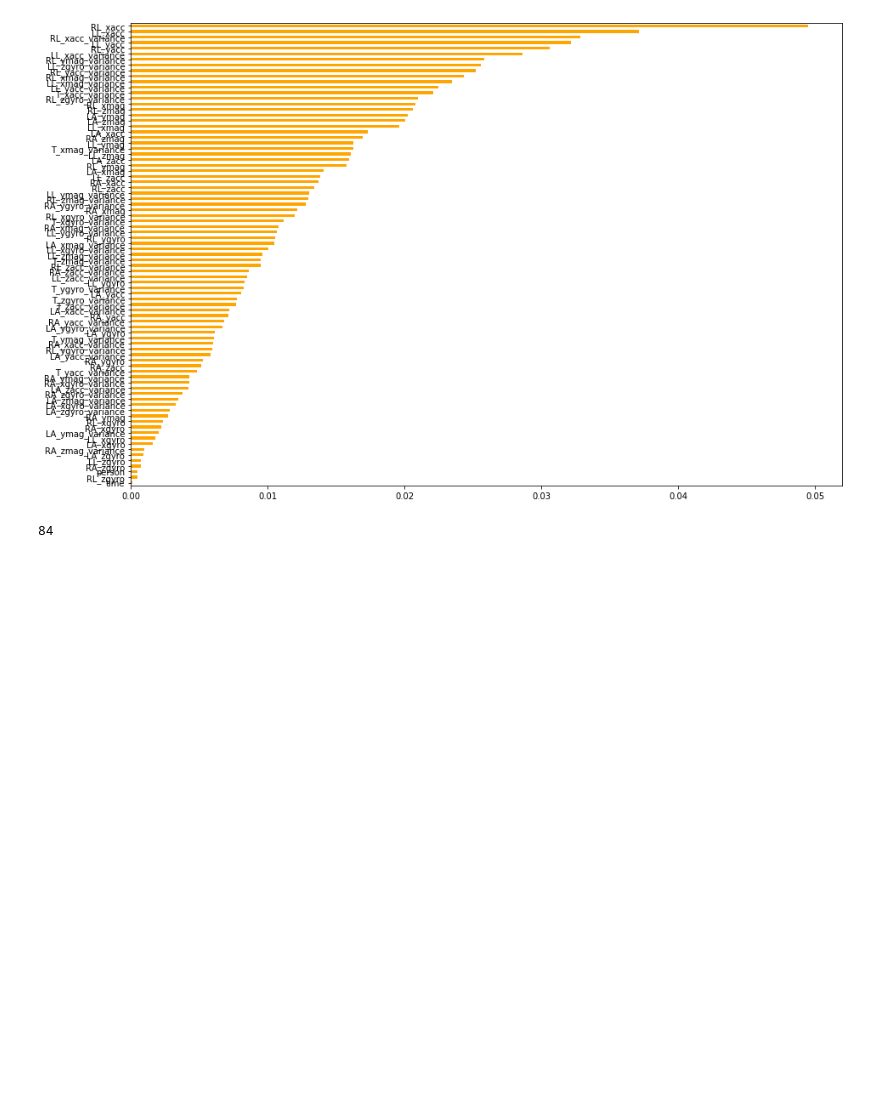
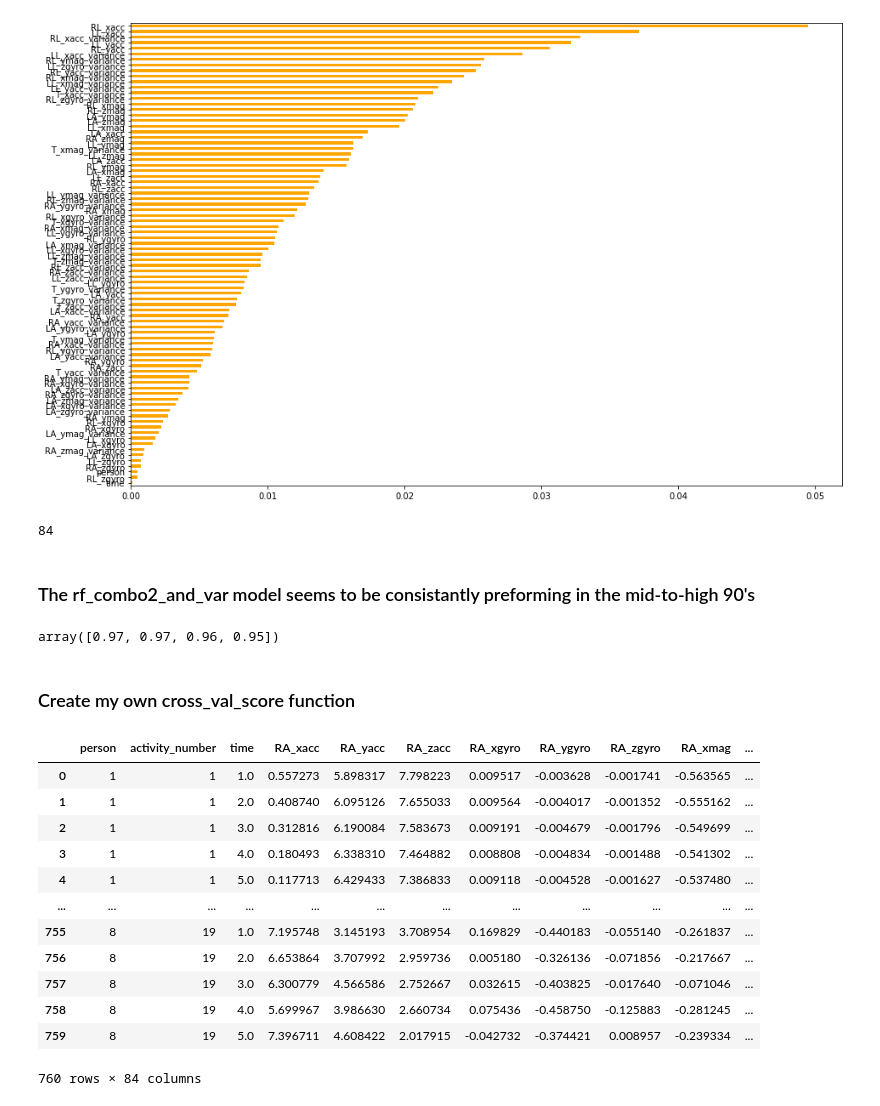
Before and after one commit to egitit/Predicitng_Activities_from_Motion_Data, a Jupyter notebook: feature_engineering/feature_importance_EDA.ipynb, the cells around one changed output. Cells and saved outputs as stored; diff of their text form; code cells hidden in the pictures; blank space fills up the shorter version.

Commit message:
making forward progress on my custom cross_val_score function.

```diff
--- a/feature_engineering/feature_importance_EDA.ipynb
+++ b/feature_engineering/feature_importance_EDA.ipynb
@@ -363,3 +363,5 @@ plot_features_importance(rf_combo2_and_var, 'orange')
 len(combo2_and_var.columns)
 # %% [output]
 84
+# %% [markdown]
+### The rf_combo2_and_var model seems to be consistantly preforming in the mid-to-high 90's
@@ -365,0 +370,22 @@ len(combo2_and_var.columns)
+# %%
+cross_val_score(rf_combo2_and_var, X, y, cv=4).round(2)
+# %% [output]
+array([0.97, 0.97, 0.96, 0.95])
+# %% [markdown]
+### Create my own cross_val_score function
+# %%
+combo2_and_var
+# %% [output]
+|  | person | activity_number | time | RA_xacc | RA_yacc | RA_zacc | RA_xgyro | RA_ygyro | RA_zgyro | RA_xmag | ... |
+| 0 | 1 | 1 | 1.0 | 0.557273 | 5.898317 | 7.798223 | 0.009517 | -0.003628 | -0.001741 | -0.563565 | ... |
+| 1 | 1 | 1 | 2.0 | 0.408740 | 6.095126 | 7.655033 | 0.009564 | -0.004017 | -0.001352 | -0.555162 | ... |
+| 2 | 1 | 1 | 3.0 | 0.312816 | 6.190084 | 7.583673 | 0.009191 | -0.004679 | -0.001796 | -0.549699 | ... |
+| 3 | 1 | 1 | 4.0 | 0.180493 | 6.338310 | 7.464882 | 0.008808 | -0.004834 | -0.001488 | -0.541302 | ... |
+| 4 | 1 | 1 | 5.0 | 0.117713 | 6.429433 | 7.386833 | 0.009118 | -0.004528 | -0.001627 | -0.537480 | ... |
+| ... | ... | ... | ... | ... | ... | ... | ... | ... | ... | ... | ... |
+| 755 | 8 | 19 | 1.0 | 7.195748 | 3.145193 | 3.708954 | 0.169829 | -0.440183 | -0.055140 | -0.261837 | ... |
+| 756 | 8 | 19 | 2.0 | 6.653864 | 3.707992 | 2.959736 | 0.005180 | -0.326136 | -0.071856 | -0.217667 | ... |
+| 757 | 8 | 19 | 3.0 | 6.300779 | 4.566586 | 2.752667 | 0.032615 | -0.403825 | -0.017640 | -0.071046 | ... |
+| 758 | 8 | 19 | 4.0 | 5.699967 | 3.986630 | 2.660734 | 0.075436 | -0.458750 | -0.125883 | -0.281245 | ... |
+| 759 | 8 | 19 | 5.0 | 7.396711 | 4.608422 | 2.017915 | -0.042732 | -0.374421 | 0.008957 | -0.239334 | ... |
+760 rows × 84 columns
```
Also changed, not shown: parts of 4 cells of this notebook.
